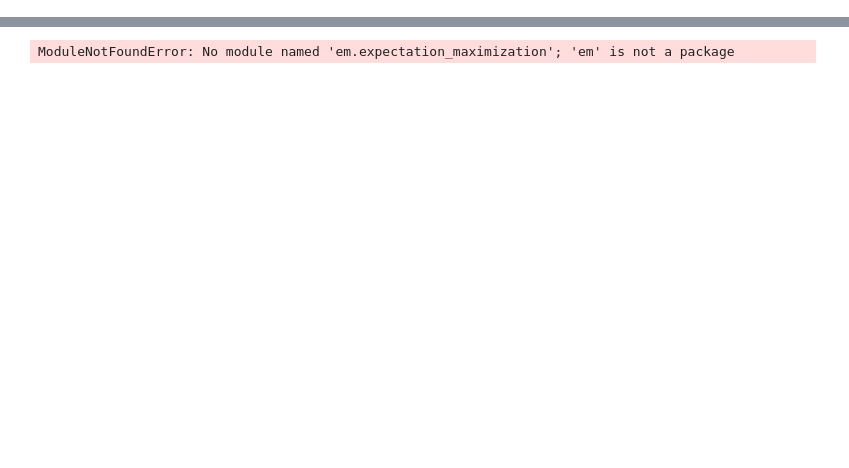
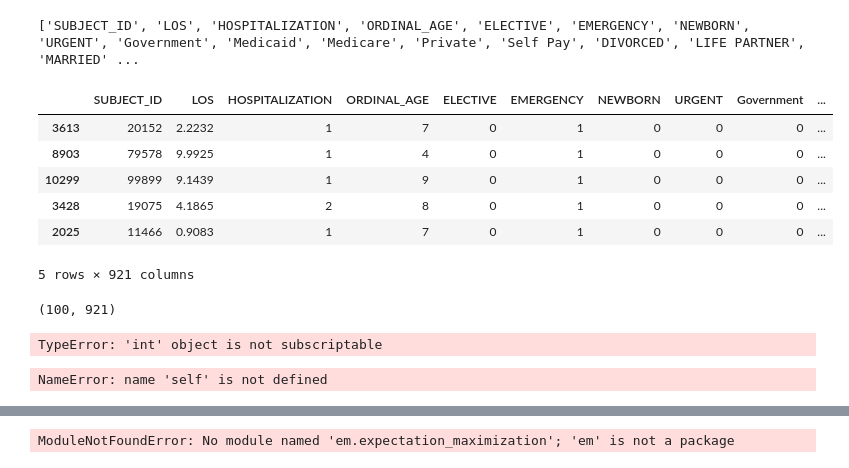
Before and after one commit to kathy908000/Health-Care-Research, a Jupyter notebook: code/gaussian_copula_py.ipynb, the cells around one changed output, grey strips where cells are left out. Cells and saved outputs as stored; diff of their text form; code cells hidden in the pictures; blank space fills up the shorter version.

```diff
--- a/code/gaussian_copula_py.ipynb
+++ b/code/gaussian_copula_py.ipynb
@@ -0,0 +69,20 @@
+# %%
+df.columns.tolist()
+print(df.columns.tolist())
+# %% [output]
+['SUBJECT_ID', 'LOS', 'HOSPITALIZATION', 'ORDINAL_AGE', 'ELECTIVE', 'EMERGENCY', 'NEWBORN', 'URGENT', 'Government', 'Medicaid', 'Medicare', 'Private', 'Self Pay', 'DIVORCED', 'LIFE PARTNER', 'MARRIED' ...
+# %%
+sample100= df.sample(n=100)
+sample100.head()
+# %% [output]
+|  | SUBJECT_ID | LOS | HOSPITALIZATION | ORDINAL_AGE | ELECTIVE | EMERGENCY | NEWBORN | URGENT | Government | ... |
+| 3613 | 20152 | 2.2232 | 1 | 7 | 0 | 1 | 0 | 0 | 0 | ... |
+| 8903 | 79578 | 9.9925 | 1 | 4 | 0 | 1 | 0 | 0 | 0 | ... |
+| 10299 | 99899 | 9.1439 | 1 | 9 | 0 | 1 | 0 | 0 | 0 | ... |
+| 3428 | 19075 | 4.1865 | 2 | 8 | 0 | 1 | 0 | 0 | 0 | ... |
+| 2025 | 11466 | 0.9083 | 1 | 7 | 0 | 1 | 0 | 0 | 0 | ... |
+5 rows × 921 columns
+# %%
+sample100.shape
+# %% [output]
+(100, 921)
@@ -0,0 +93,10 @@
+# %%
+im = BEM.impute_missing(X, cont_indices=None, ord_indices=None, threshold=0.01, max_iter=100, max_workers=None, max_ord=100, batch_size=64, num_ord_updates=2)
+# %% [output]
+TypeError: 'int' object is not subscriptable
+# %%
+
+#class BatchExpectationMaximization():
+imputem = impute_missing(self, X, cont_indices=None, ord_indices=None, threshold=0.01, max_iter=100, max_workers=None, max_ord=100, batch_size=64, num_ord_updates=2)
+# %% [output]
+NameError: name 'self' is not defined
```
Also changed, not shown: parts of 11 cells of this notebook, 3 other files.
